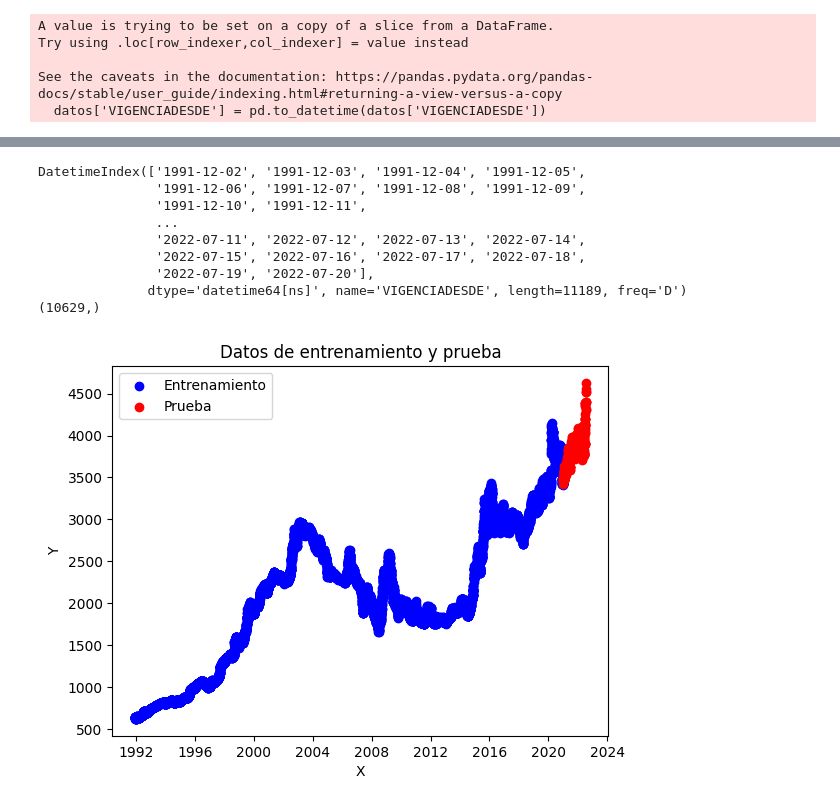
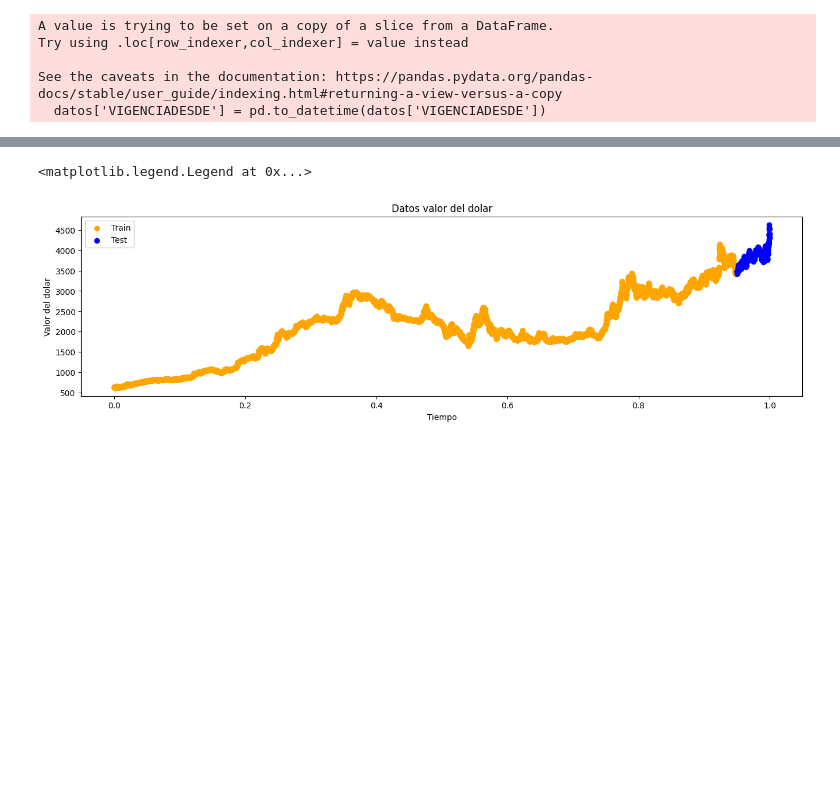
Before and after one commit to cabb1808/ProyectoSenales3, a Jupyter notebook: Proyecto_Final.ipynb, the cells around one changed output, grey strips where cells are left out. Cells and saved outputs as stored; diff of their text form; code cells hidden in the pictures; blank space fills up the shorter version.

```diff
--- a/Proyecto_Final.ipynb
+++ b/Proyecto_Final.ipynb
@@ -91,29 +90,19 @@ plt.legend()
 # %%
-import matplotlib.pyplot as plt
-from sklearn.model_selection import train_test_split
+#Creamos un vector temporal y separamos los datos en train y test
 
-x = d.index
-print(x)
 
-X_train, X_test, y_train, y_test = train_test_split(x, d['VALOR'], test_size=0.05, shuffle=False)
+xs = np.linspace(0, 1, len(d))
+X_train, X_test, y_train, y_test = train_test_split(xs, d['VALOR'], test_size=0.05,shuffle=False)
+X_train = X_train.reshape(-1,1)
+X_test = X_test.reshape(-1,1)
 
-print(X_train.shape)
-
-plt.scatter(X_train, y_train, color='blue', label='Entrenamiento')
-plt.scatter(X_test, y_test, color='red', label='Prueba')
-plt.xlabel('X')
-plt.ylabel('Y')
-plt.title('Datos de entrenamiento y prueba')
+plt.figure(figsize=[16,4])
+plt.scatter(X_train, y_train, color='orange', label='Train')
+plt.scatter(X_test, y_test, color='blue', label='Test')
+plt.xlabel('Tiempo')
+plt.ylabel('Valor del dolar')
+plt.title('Datos valor del dolar')
 plt.legend()
-plt.show()
 # %% [output]
-DatetimeIndex(['1991-12-02', '1991-12-03', '1991-12-04', '1991-12-05',
-               '1991-12-06', '1991-12-07', '1991-12-08', '1991-12-09',
-               '1991-12-10', '1991-12-11',
-               ...
-               '2022-07-11', '2022-07-12', '2022-07-13', '2022-07-14',
-               '2022-07-15', '2022-07-16', '2022-07-17', '2022-07-18',
-               '2022-07-19', '2022-07-20'],
-              dtype='datetime64[ns]', name='VIGENCIADESDE', length=11189, freq='D')
-(10629,)
+<matplotlib.legend.Legend at 0x...>
-[figure, old version]
+[figure, new version]
```
Also changed, not shown: parts of 23 cells of this notebook.
